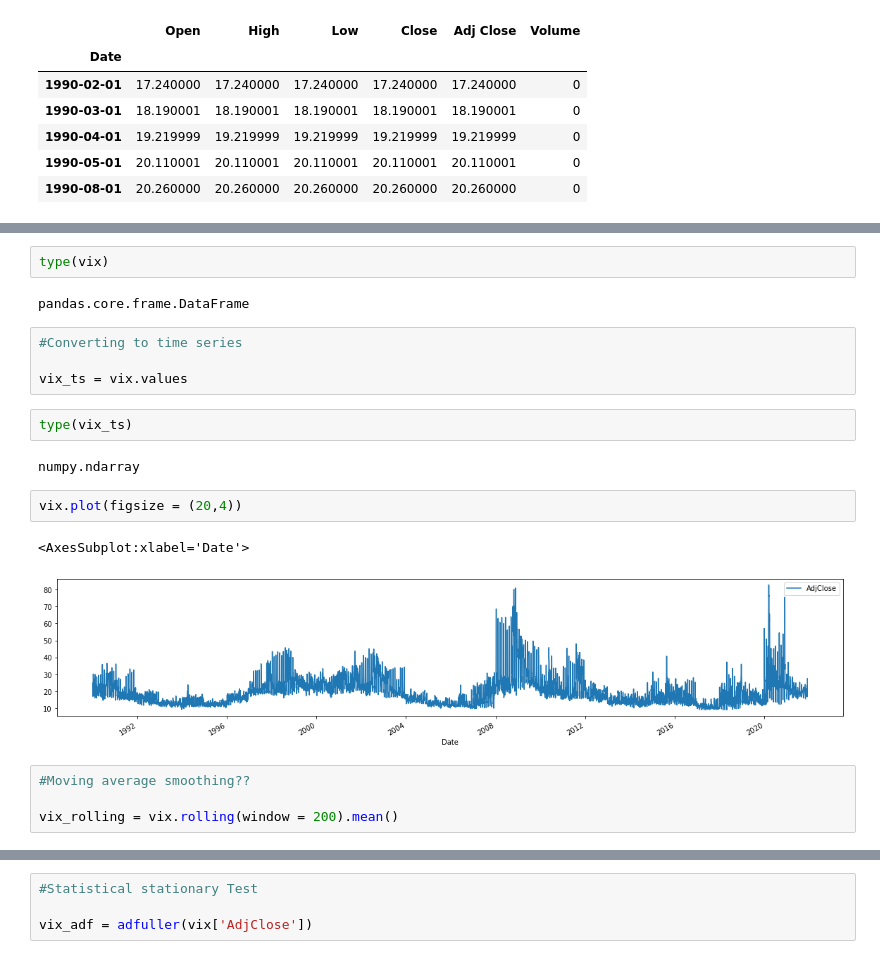
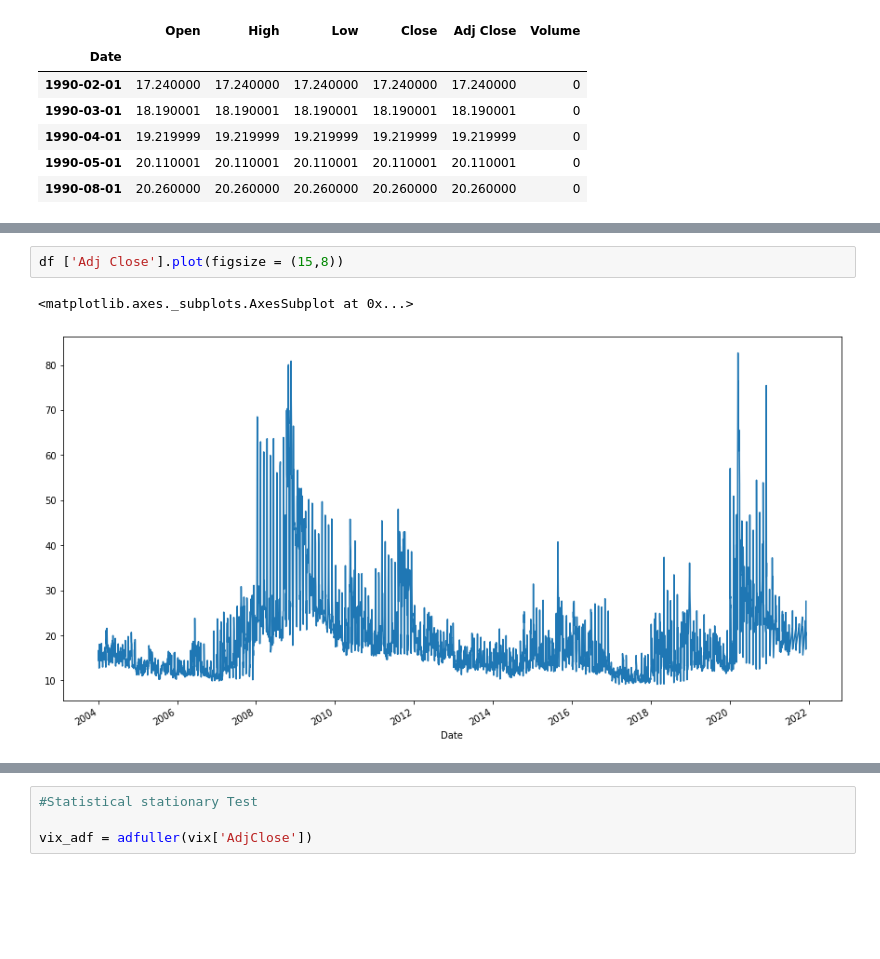
Before and after one commit to kahhotan/Coding-Projects, a Jupyter notebook: Time_Series.ipynb, the cells around one changed output, grey strips where cells are left out. Cells and saved outputs as stored; diff of their text form; blank space fills up the shorter version.

```diff
--- a/Time_Series.ipynb
+++ b/Time_Series.ipynb
@@ -81,21 +55,5 @@ vix.describe()
-# %%
-type(vix)
-# %% [output]
-pandas.core.frame.DataFrame
-# %%
-#Converting to time series
-
-vix_ts = vix.values
-# %%
-type(vix_ts)
-# %% [output]
-numpy.ndarray
-# %%
-vix.plot(figsize = (20,4))
-# %% [output]
-<AxesSubplot:xlabel='Date'>
-[figure, removed]
-# %%
-#Moving average smoothing??
-
-vix_rolling = vix.rolling(window = 200).mean()
+# %%
+df ['Adj Close'].plot(figsize = (15,8))
+# %% [output]
+<matplotlib.axes._subplots.AxesSubplot at 0x...>
+[figure, added]
```
Also changed, not shown: parts of 28 cells of this notebook.
